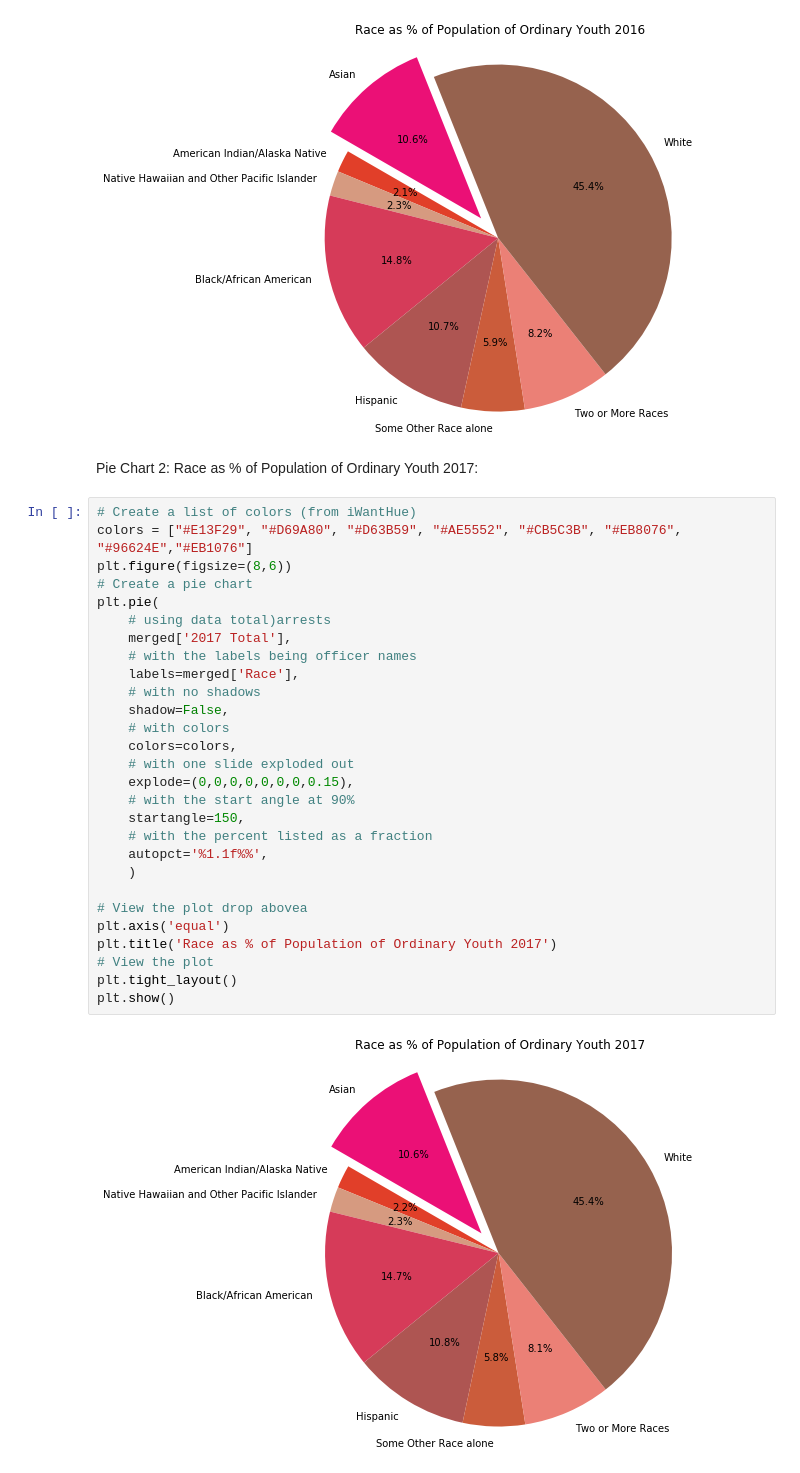
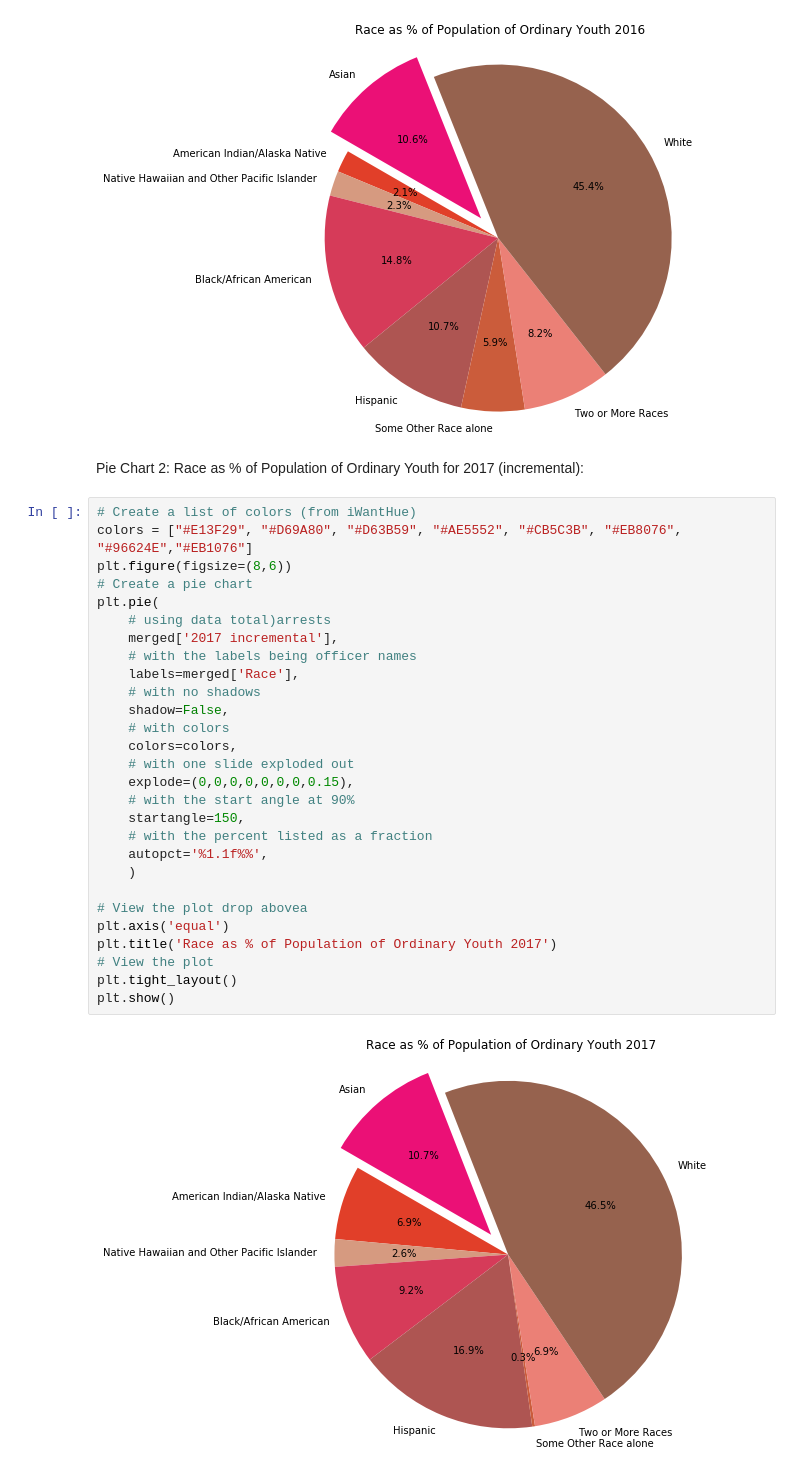
Before and after one commit to navahmed/opportunity_youth, a Jupyter notebook: Index.ipynb, the cells around one changed output. Drawn from its saved outputs; the diff is of its cells as text.

```diff
--- a/Index.ipynb
+++ b/Index.ipynb
@@ -592,34 +603,34 @@ plt.show()
 # %% [output]
 [figure]
 # %% [markdown]
-Pie Chart 2: Race as % of Population of Ordinary Youth 2017:
+Pie Chart 2: Race as % of Population of Ordinary Youth for 2017 (incremental):
 # %%
 # Create a list of colors (from iWantHue)
 colors = ["#E13F29", "#D69A80", "#D63B59", "#AE5552", "#CB5C3B", "#EB8076", "#96624E","#EB1076"]
 plt.figure(figsize=(8,6))
 # Create a pie chart
 plt.pie(
     # using data total)arrests
-    merged['2017 Total'],
+    merged['2017 incremental'],
     # with the labels being officer names
     labels=merged['Race'],
     # with no shadows
     shadow=False,
     # with colors
     colors=colors,
     # with one slide exploded out
     explode=(0,0,0,0,0,0,0,0.15),
     # with the start angle at 90%
     startangle=150,
     # with the percent listed as a fraction
     autopct='%1.1f%%',
     )
 
 # View the plot drop abovea
 plt.axis('equal')
 plt.title('Race as % of Population of Ordinary Youth 2017')
 # View the plot
 plt.tight_layout()
 plt.show()
 # %% [output]
-[figure, old version]
+[figure, new version]
```
Also changed, not shown: parts of 1 cell of this notebook, 2 other files.
